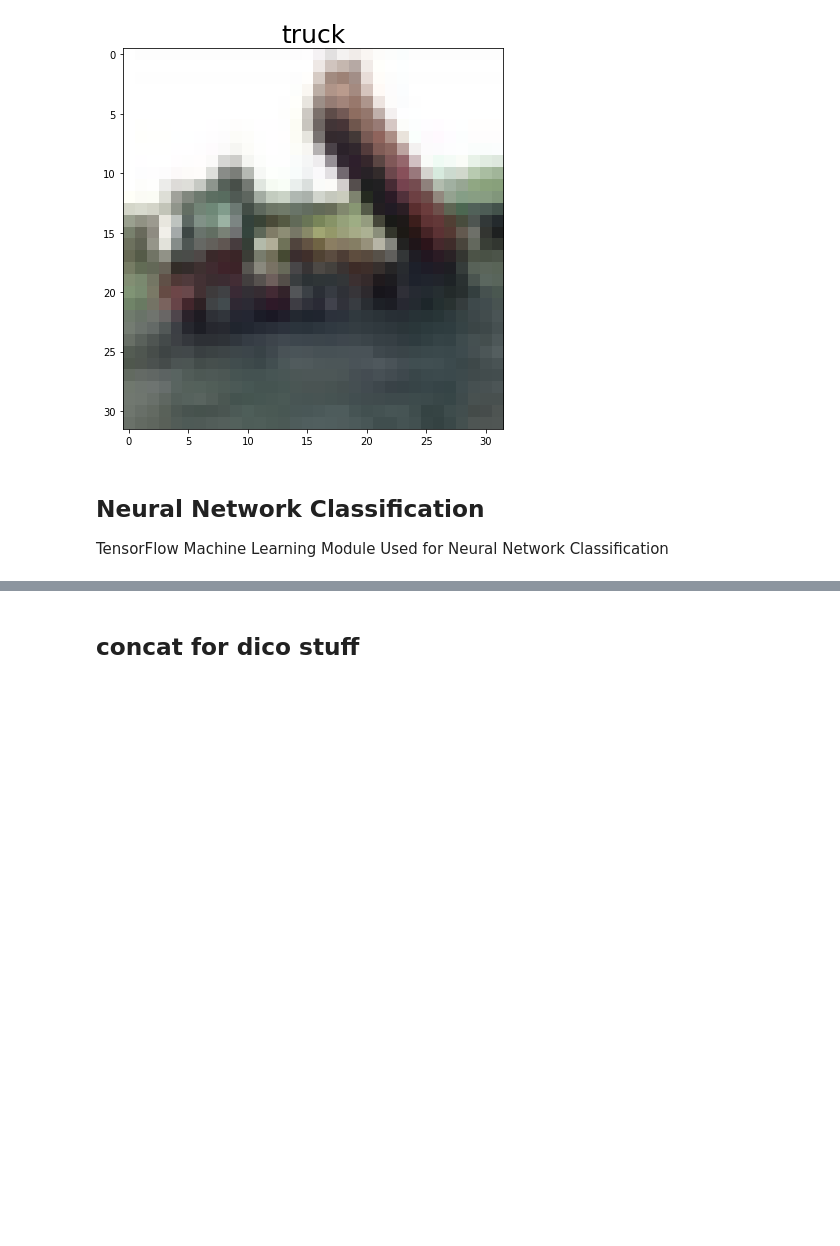
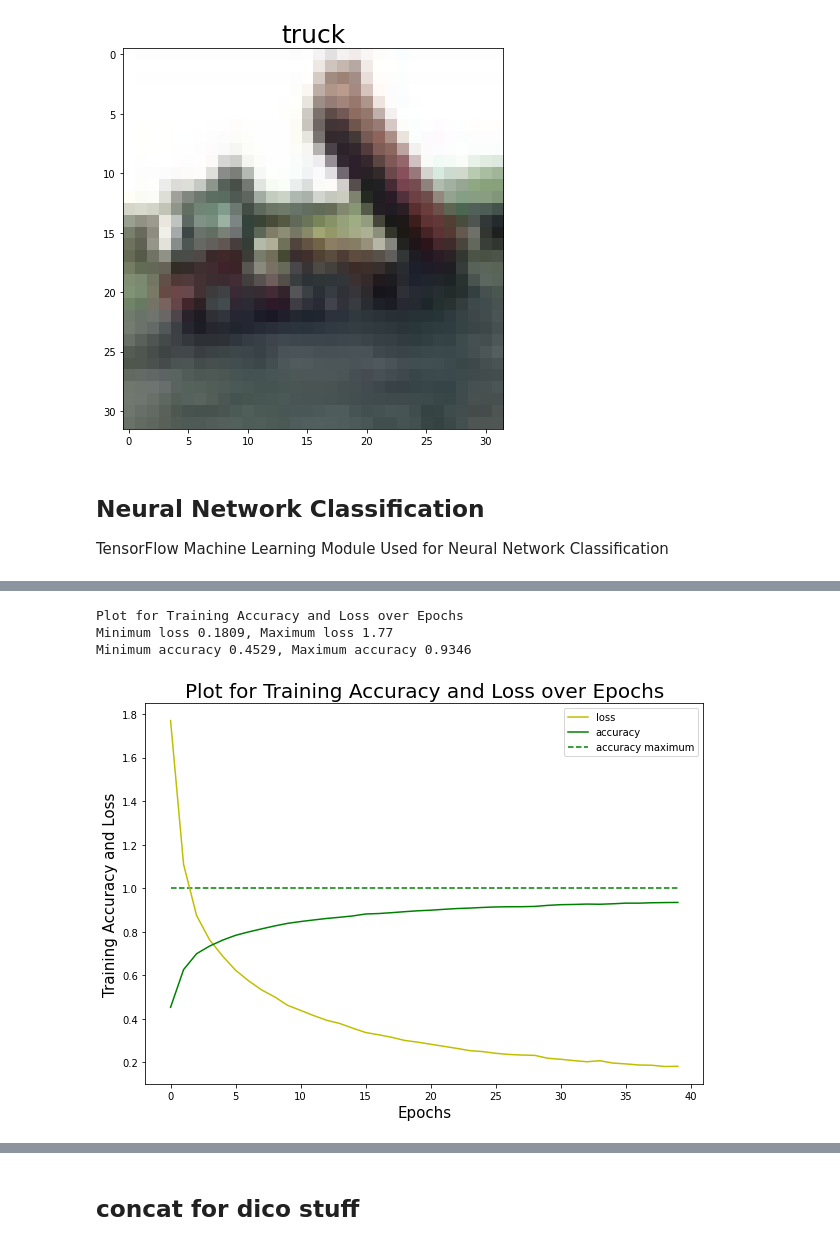
Before and after one commit to UmerFakher/INT2-Group-Project-CIFAR10, a Jupyter notebook: CIFAR10_CNN_Model_ColabShortened.ipynb, the cells around one changed output, grey strips where cells are left out. Cells and saved outputs as stored; diff of their text form; code cells hidden in the pictures; blank space fills up the shorter version.

```diff
--- a/CIFAR10_CNN_Model_ColabShortened.ipynb
+++ b/CIFAR10_CNN_Model_ColabShortened.ipynb
@@ -507,5 +548,5 @@ tf.keras.utils.plot_model(model, show_shapes=True)
 # %%
 # Training on all training batches concatenated together
-training_history = model.fit(training_data, training_labels, epochs=40, batch_size=64, verbose=1)
+training_history = model.fit(training_data, training_labels, epochs=40, batch_size=64)
 # %% [output]
 Epoch 1/40
@@ -532,0 +574,39 @@ validation_loss, validation_accuracy = model.evaluate(testing_data, testing_labe
+# %%
+# Accuracy and Loss plotting
+
+# print(training_history.history.keys()) # dict_keys(['loss', 'accuracy'])
+
+def plot_acc_loss(history_dict, history_keys, colours, title, x_label, y_label, width = 10, height = 7):
+    plt.rcParams['figure.figsize'] = [width, height]
+
+    fig, ax = plt.subplots()
+
+    for key, colour in zip(history_keys, colours):
+        ax.plot(history_dict[key], c=colour, label=key)
+
+        print("Minimum {k} {mini}, Maximum {k} {maxi}".format(k = key, mini = round(min(history_dict[key]), 4), maxi = round(max(history_dict[key]), 4)))
+        if key == 'accuracy':
+            ax.hlines(y=1.0, xmin=np.argmin(history_dict[key]), xmax=np.argmax(history_dict[key]),
+                      colors=colour, linestyles='dashed', label=key+" maximum")
+
+    ax.legend()
+    ax.set_xlabel(x_label, size=15)
+    ax.set_ylabel(y_label, size=15)
+    ax.set_title(title, size=20)
+    plt.show()
+
+
+def plot_title_creater(x_label, y_label):
+    return "Plot for {} over {}".format(y_label, x_label)
+
+x_axis_text = "Epochs"
+y_axis_text = "Training Accuracy and Loss"
+plot_title = plot_title_creater(x_axis_text, y_axis_text)
+
+print(plot_title)
+plot_acc_loss(training_history.history, training_history.history.keys(), ['y', 'g'], plot_title, x_axis_text, y_axis_text)
+# %% [output]
+Plot for Training Accuracy and Loss over Epochs
+Minimum loss 0.1809, Maximum loss 1.77
+Minimum accuracy 0.4529, Maximum accuracy 0.9346
+[figure, added]
```
Also changed, not shown: parts of 7 cells of this notebook.
